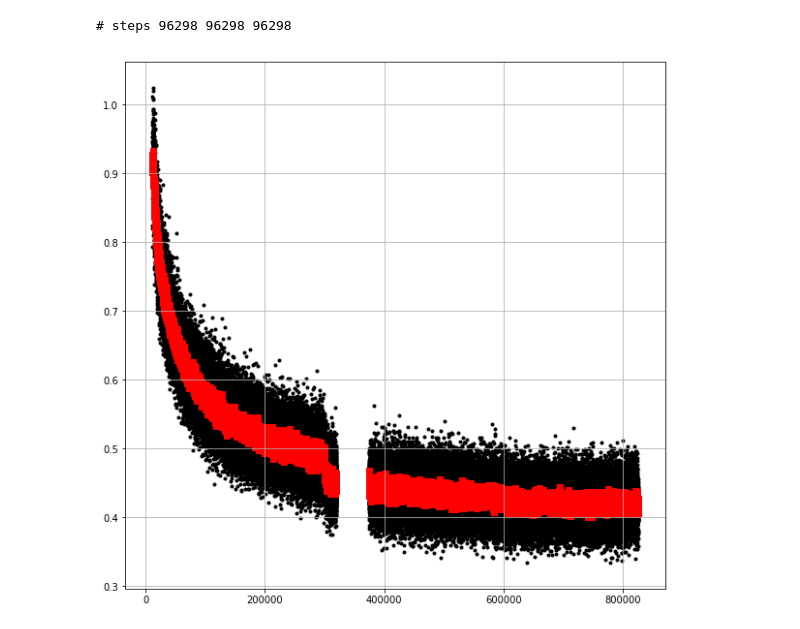
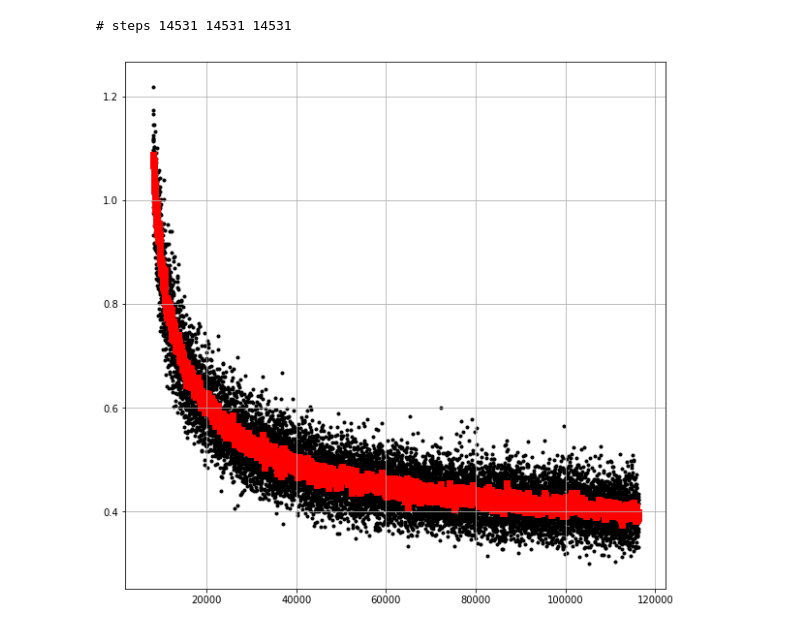
Before and after one commit to liyu10000/tct, a Jupyter notebook: conference/darknet/loss_vs_steps.ipynb, the cells around one changed output. Cells and saved outputs as stored; diff of their text form; code cells hidden in the pictures.

```diff
--- a/conference/darknet/loss_vs_steps.ipynb
+++ b/conference/darknet/loss_vs_steps.ipynb
@@ -21,24 +21,24 @@ def collect_loss(nohup_file):
                     pass
     return steps, loss1, loss2
 # %%
-nohup = "/home/ssd_array0/Develop/liyu/g-darknet/nohup.out"
-# nohup = "/home/ssd_array0/Develop/liyu/darknet/nohup.out"
+# nohup = "/home/ssd_array0/Develop/liyu/g-darknet/nohup.out"
+nohup = "/home/ssd_array0/Develop/liyu/darknet/nohup.out"
 # nohup = "/home/ssd0/Develop/liyu/darknet/nohup.out_train13"
 # nohup = "/home/hdd0/Develop/algo/yolo-pre-trained/darknet/nohup.out"
 # nohup = "/home/unicorn/Documents/liyu/darknet/nohup.out"
 steps, loss1, loss2 = collect_loss(nohup)
 print("# steps", len(steps), len(loss1), len(loss2))
 
 # plot trend
 fig, ax = plt.subplots(1, 1, figsize=(10,10))
 
-start, end = 1500, len(steps)
+start, end = 1000, len(steps)
 
 ax.grid()
 ax.scatter(steps[start:end], loss1[start:end], marker='.', color='black')
 ax.scatter(steps[start:end], loss2[start:end], marker='s', color='red')
 
 plt.show()
 # %% [output]
-# steps 96298 96298 96298
+# steps 14531 14531 14531
-[figure, old version]
+[figure, new version]
```
Also changed, not shown: 1 other file.
